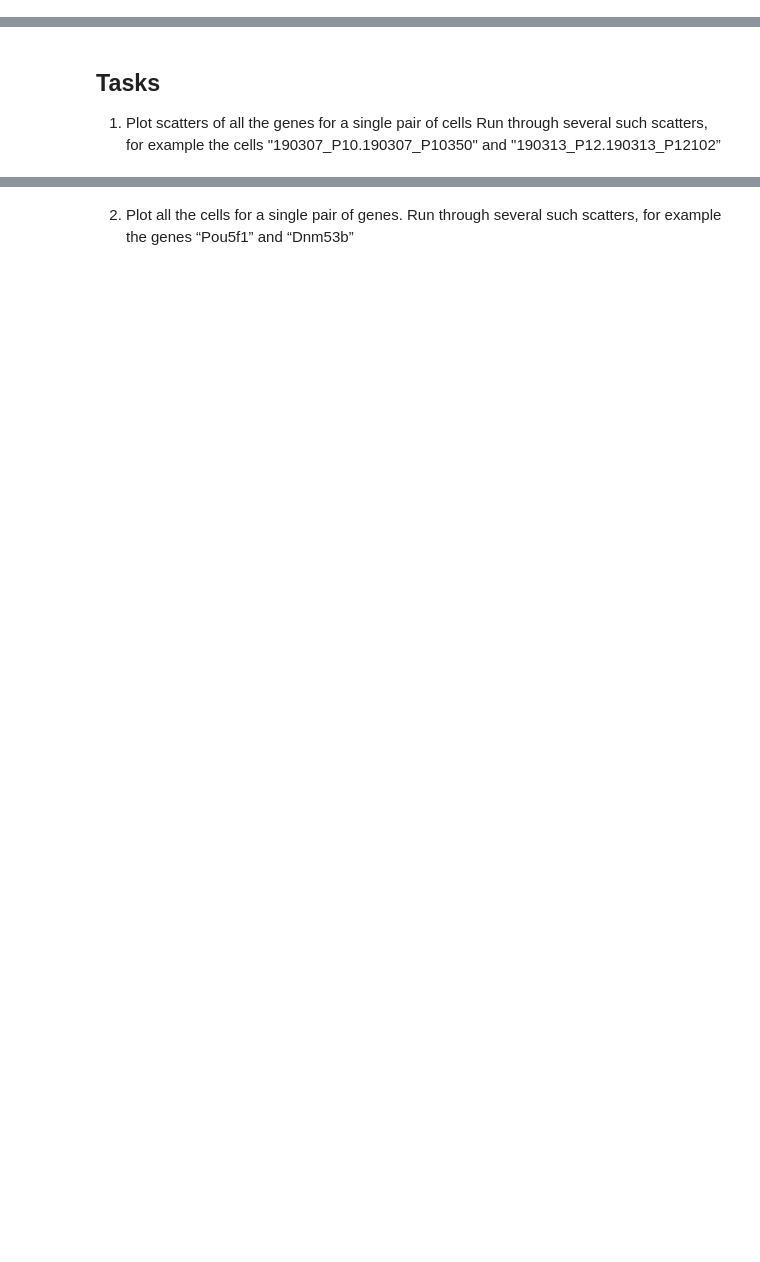
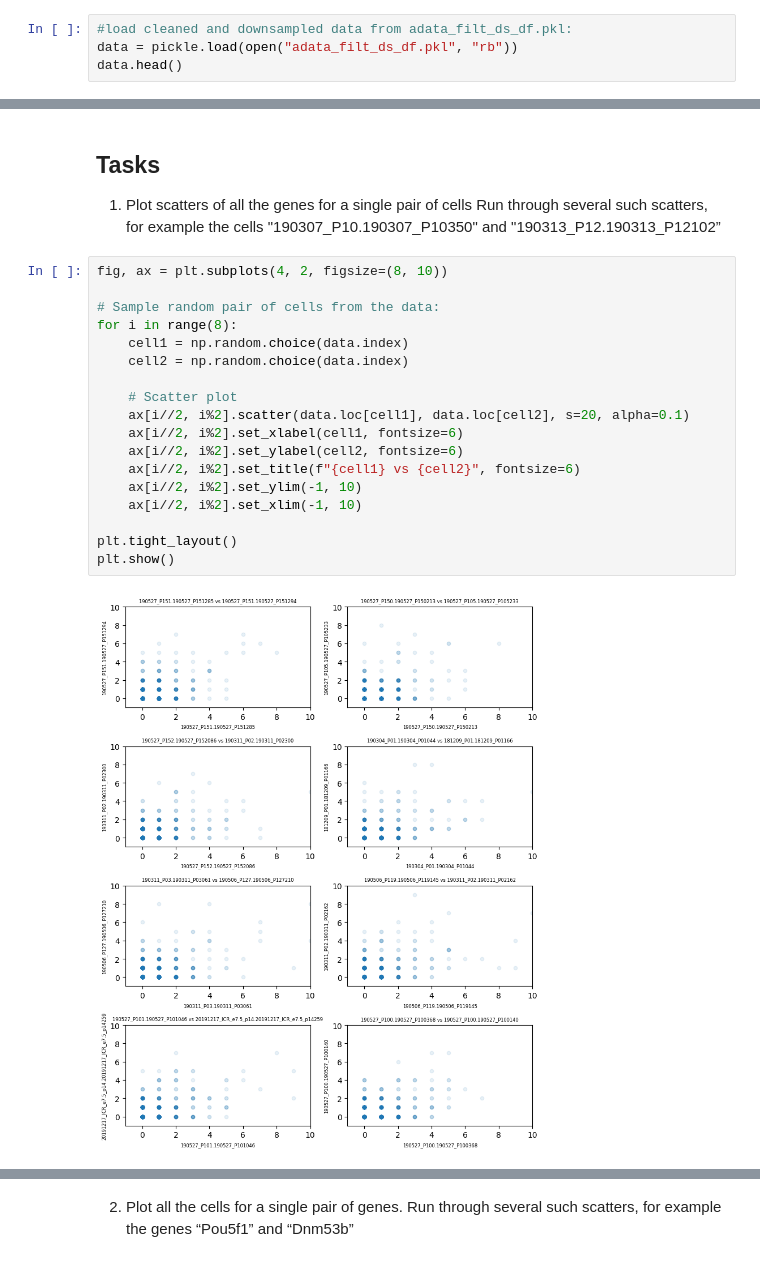
Before and after one commit to Mooguy/AIhub, a Jupyter notebook: ex-scrna/exerciseB.ipynb, the cells around one changed output, grey strips where cells are left out. Drawn from its saved outputs; the diff is of its cells as text; blank space fills up the shorter version.

```diff
--- a/ex-scrna/exerciseB.ipynb
+++ b/ex-scrna/exerciseB.ipynb
@@ -24,3 +35,7 @@ import matplotlib.pylab as plt
 # 2D distributions (pairs of cells / genes)
 # %% [markdown]
 [We continue with the cleaned and downsampled matrices from the previous section]
+# %%
+#load cleaned and downsampled data from adata_filt_ds_df.pkl:
+data = pickle.load(open("adata_filt_ds_df.pkl", "rb"))
+data.head()
@@ -29,3 +63,23 @@ import matplotlib.pylab as plt
 
 1.	Plot scatters of all the genes for a single pair of cells
     Run through several such scatters, for example the cells "190307_P10.190307_P10350" and "190313_P12.190313_P12102”
+# %%
+fig, ax = plt.subplots(4, 2, figsize=(8, 10))
+
+# Sample random pair of cells from the data:
+for i in range(8):
+    cell1 = np.random.choice(data.index)
+    cell2 = np.random.choice(data.index)
+
+    # Scatter plot
+    ax[i//2, i%2].scatter(data.loc[cell1], data.loc[cell2], s=20, alpha=0.1)
+    ax[i//2, i%2].set_xlabel(cell1, fontsize=6)
+    ax[i//2, i%2].set_ylabel(cell2, fontsize=6)
+    ax[i//2, i%2].set_title(f"{cell1} vs {cell2}", fontsize=6)
+    ax[i//2, i%2].set_ylim(-1, 10)
+    ax[i//2, i%2].set_xlim(-1, 10)
+
+plt.tight_layout()
+plt.show()
+# %% [output]
+[figure, added]
```
Also changed, not shown: parts of 29 cells of this notebook, 10 other files.
